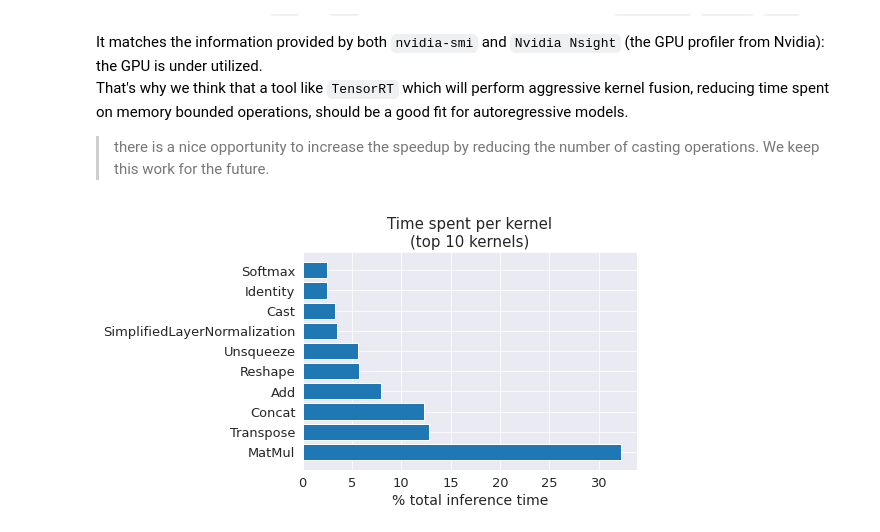
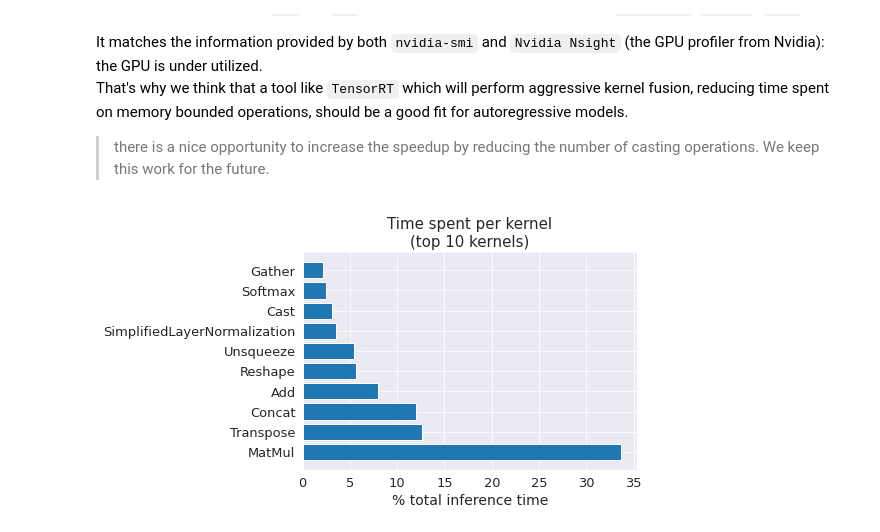
Before and after one commit to ELS-RD/transformer-deploy, a Jupyter notebook: demo/generative-model/t5.ipynb, the cells around one changed output. Cells and saved outputs as stored; diff of their text form; code cells hidden in the pictures.

Commit message:
feat: new input in 3b notebook + refactoring

```diff
--- a/demo/generative-model/t5.ipynb
+++ b/demo/generative-model/t5.ipynb
@@ -166,7 +163,8 @@ benchmark_tasks = [(128, 1), (128, 2)]
 # https://github.com/huggingface/transformers/issues/5204
 tokenizer = AutoTokenizer.from_pretrained(model_name, model_max_length=512)
 input_ids: torch.Tensor = tokenizer(
-    "translate English to French: This model is now very fast!", return_tensors=TensorType.PYTORCH
+    'translate English to French: Transfer learning, where a model is first pre-trained on a data-rich task before being fine-tuned on a downstream task, has emerged as a powerful technique in natural language processing (NLP). The effectiveness of transfer learning has given rise to a diversity of approaches, methodology, and practice. In this paper, we explore the landscape of transfer learning techniques for NLP by introducing a unified framework that converts all text-based language problems into a text-to-text format. Our systematic study compares pre-training objectives, architectures, unlabeled data sets, transfer approaches, and other factors on dozens of language understanding tasks. By combining the insights from our exploration with scale and our new "Colossal Clean Crawled Corpus", we achieve state-of-the-art results on many benchmarks covering summarization, question answering, text classification, and more. To facilitate future work on transfer learning for NLP, we release our data set, pre-trained models, and code.',
+    return_tensors=TensorType.PYTORCH,
 ).input_ids
 input_ids = input_ids.type(torch.int32)
 pytorch_model: T5ForConditionalGeneration = AutoModelForSeq2SeqLM.from_pretrained(model_name)
@@ -175,9 +173,9 @@ pytorch_model = pytorch_model.eval()
 pytorch_model.config.use_cache = True  # not really needed, just to make things obvious
 num_layers = pytorch_model.config.num_layers
 # tolerance between ONNX FP16 and Pytorch FP32.
-# Rounding errors increase with number of layers: 1e-1 for t5-small, 5e-1 for large, 3 for 3b. 11b not tested.
+# Rounding errors increase with number of layers: 1e-1 for t5-small, 5e-1 for large, 3 for 3b (depending of how aggressive you are on FP16, it can raises up to 5-7). 11b not tested.
 # Do not impact final quality
-fp16_default_tolerance = 3
+fp16_default_tolerance = 10
 
 
 def are_equal(a: torch.Tensor, b: torch.Tensor, atol: float = fp16_default_tolerance) -> None:
@@ -705,7 +706,6 @@ This pipeline is unsafe, as the content of the tensor may change or disappear si
 A second benefit of this approach is that we do not have anymore to guess the output shape.
 Before using this approach, to avoid the output to be stored on host memory (RAM) which made inference slower, we had to provide `ONNX Runtime` with a pointer to `Pytorch` tensor with the right size. As the size change with the sequence length (so it changes for each generated token), we had to store the logic to guess the size somewhere in the code. The new approach frees us from this burden.
 # %%
-pytorch_model = pytorch_model.half()
 with torch.inference_mode():
     out_enc_pytorch: BaseModelOutputWithPastAndCrossAttentions = pytorch_model.encoder(input_ids=input_ids)
     previous_step_pytorch: BaseModelOutputWithPastAndCrossAttentions = model_decoder(
@@ -995,17 +998,14 @@ model_decoder = model_decoder.cuda()
 torch.cuda.synchronize()
 with torch.inference_mode():
     print("text generated by Pytorch:")
-    print(
-        tokenizer.decode(
-            pytorch_model.generate(
-                input_ids=input_ids,
-                min_length=3,
-                max_length=60,
-                num_beams=4,
-                no_repeat_ngram_size=2,
-            )[0],
-            skip_special_tokens=True,
-        )
-    )
+    pytorch_tokens = pytorch_model.generate(
+        inputs=input_ids,
+        min_length=10,
+        max_length=128,
+        num_beams=2,
+        no_repeat_ngram_size=2,
+    )[0]
+    print(tokenizer.decode(pytorch_tokens, skip_special_tokens=True, clean_up_tokenization_spaces=True))
+    print("\n")
 # %% [output]
 text generated by Pytorch:
@@ -1146,32 +1146,32 @@ That's why we think that a tool like `TensorRT` which will perform aggressive ke
 enc_fp16_onnx = create_model_for_provider(encoder_fp16_model_path, "CUDAExecutionProvider", log_severity=3)
 enc_fp16_onnx_binding: IOBinding = enc_fp16_onnx.io_binding()
 dec_onnx = create_model_for_provider(
     dec_if_fp16_model_path, "CUDAExecutionProvider", enable_profiling=True, log_severity=3
 )
 dec_onnx_binding: IOBinding = dec_onnx.io_binding()
-_ = model_gen.generate(inputs=input_ids, max_length=10, num_beams=4, min_length=10)
+_ = model_gen.generate(inputs=input_ids, max_length=10, min_length=10)
 profile_name = dec_onnx.end_profiling()
 
 with open(profile_name) as f:
     content = json.load(f)
 
 op_timings = defaultdict(lambda: 0)
 for c in content:
     if "op_name" not in c["args"]:
         continue
     op_name = c["args"]["op_name"]
     if op_name == "If":
         continue  # subgraph
     time_taken = c["dur"]
     op_timings[op_name] += time_taken
 
 op_timings_filter = dict(sorted(op_timings.items(), key=operator.itemgetter(1), reverse=True)[:10])
 total_kernel_timing = sum(op_timings.values())
 op_timings_percent = {k: 100 * v / total_kernel_timing for k, v in op_timings_filter.items()}
 
 plt.barh(list(op_timings_percent.keys()), list(op_timings_percent.values()))
 plt.title("Time spent per kernel\n(top 10 kernels)")
 plt.xlabel("% total inference time")
 plt.show()
 # %% [output]
-[figure, old version]
+[figure, new version]
```
Also changed, not shown: parts of 15 cells of this notebook, 1 other file.
